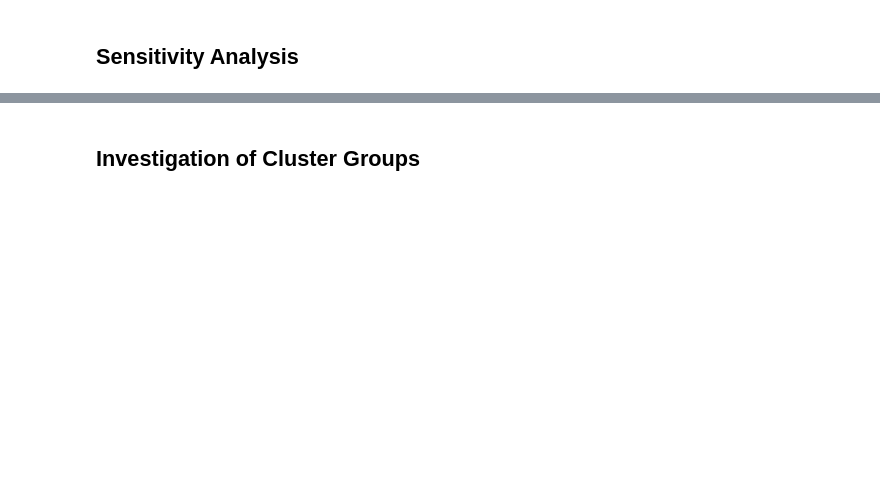
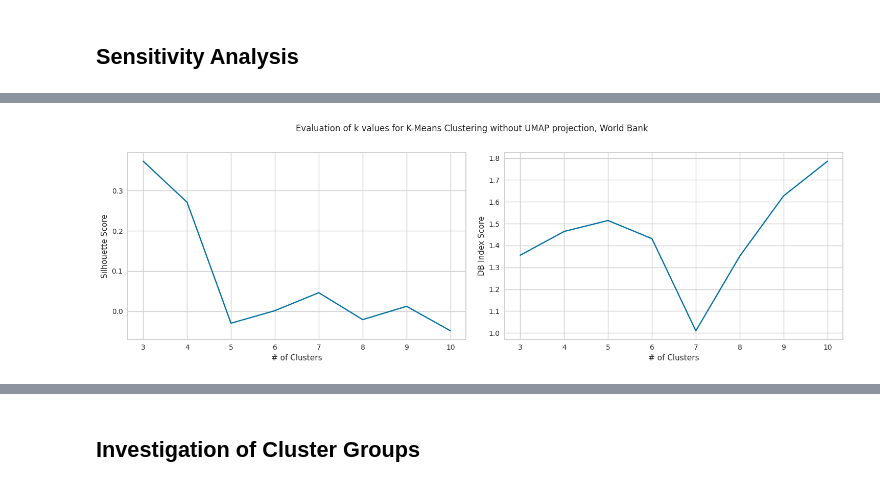
Before and after one commit to JenShumway/MADS_MilestoneII, a Jupyter notebook: modeling_unsupervised/Modeling-Clustering.ipynb, the cells around one changed output, grey strips where cells are left out. Cells and saved outputs as stored; diff of their text form; code cells hidden in the pictures; blank space fills up the shorter version.

```diff
--- a/modeling_unsupervised/Modeling-Clustering.ipynb
+++ b/modeling_unsupervised/Modeling-Clustering.ipynb
@@ -279,0 +284,39 @@ viz_reduction(add_info_to_reduced(embeddings, df, agg.labels_), params) | world_
+# %%
+# Evaluation score of each k value
+fig, (ax1, ax2) = plt.subplots(1, 2, figsize=(15, 5))
+
+score_s = []
+score_db = []
+score_ch = []
+for k in k_range:
+    kmeans = KMeans(n_clusters=k, n_init=100, random_state=42)
+    kmeans.fit(X)
+    score_s.append(silhouette_score(embeddings, kmeans.labels_))
+    score_db.append(davies_bouldin_score(embeddings, kmeans.labels_))
+    score_ch.append(calinski_harabasz_score(embeddings, kmeans.labels_))
+
+# Produce silhouette plot
+ax1.plot((k_range), score_s)
+ax1.set_xlabel("# of Clusters")
+ax1.set_ylabel("Silhouette Score")
+# ax1.grid(False)
+
+ax2.plot((k_range), score_db)
+ax2.set_xlabel("# of Clusters")
+ax2.set_ylabel("DB Index Score")
+# ax2.grid(False)
+
+# ax3.plot((k_range), score_ch)
+# ax3.set_xlabel("# of Clusters")
+# ax3.set_ylabel("C-H Index Score")
+# ax3.grid(False)
+
+fig.suptitle(
+    "Evaluation of k values for K-Means Clustering without UMAP projection, {}".format(
+        params["dataset"]
+    ),
+    fontsize=12,
+)
+plt.tight_layout()
+# %% [output]
+[figure, added]
```
Also changed, not shown: parts of 10 cells of this notebook.
